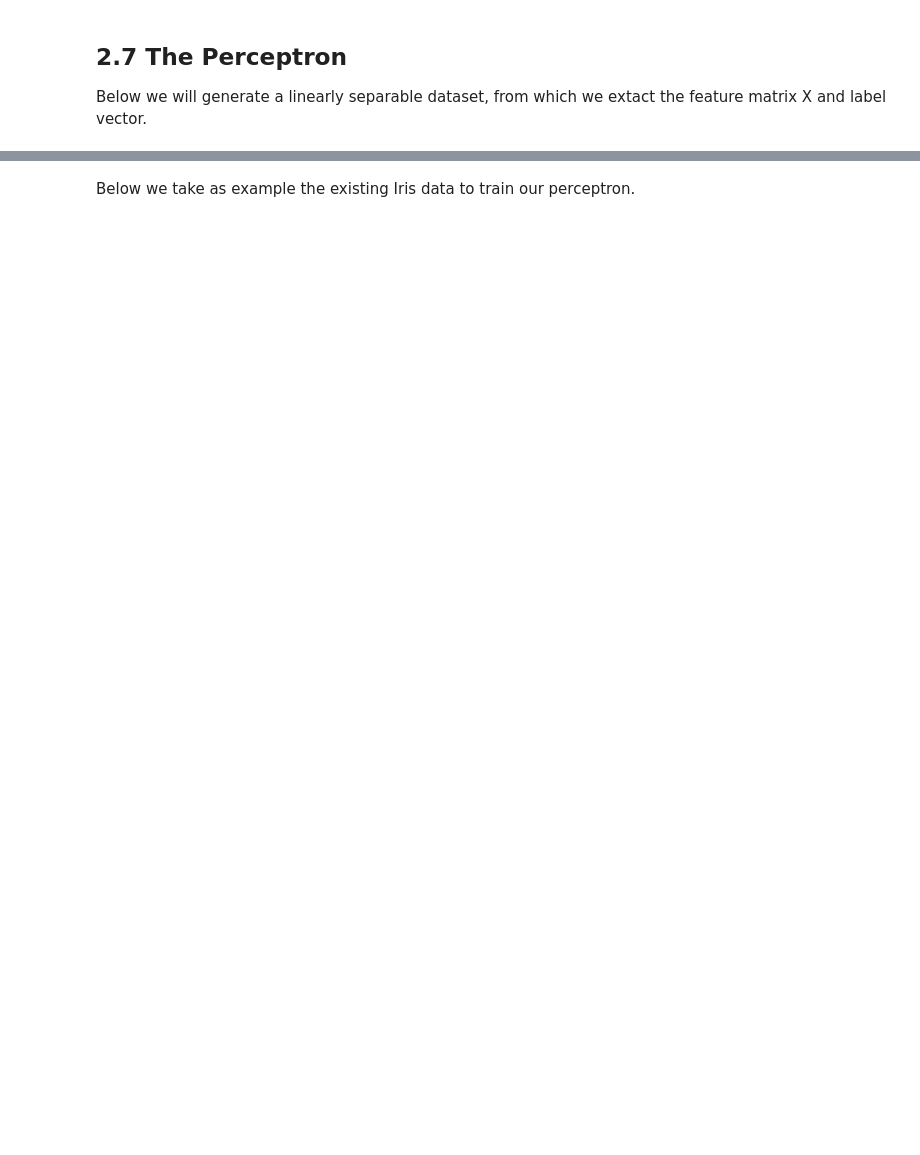
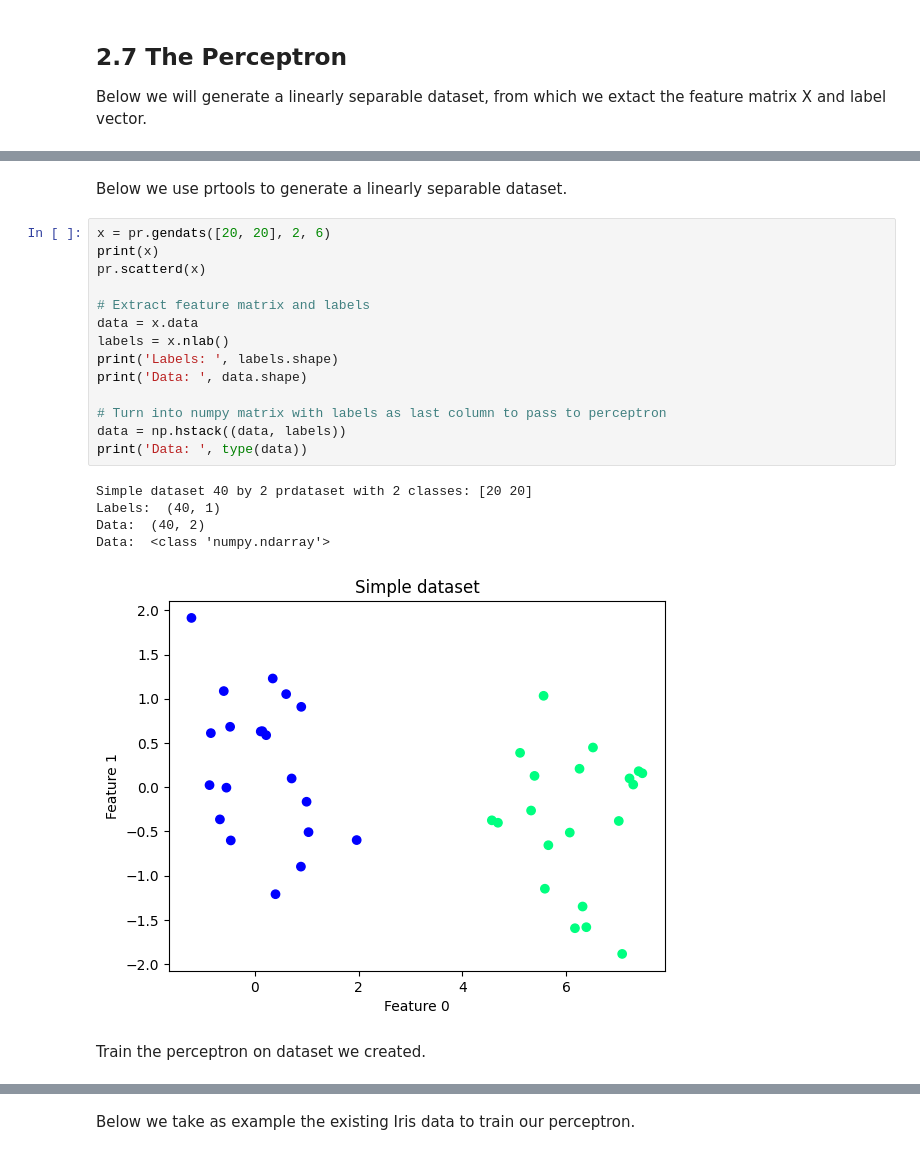
Before and after one commit to nadinekuo/MachineLearning1-Labs, a Jupyter notebook: 2-Linear-Classifiers/linear-classifiers.ipynb, the cells around one changed output, grey strips where cells are left out. Drawn from its saved outputs; the diff is of its cells as text; blank space fills up the shorter version.

```diff
--- a/2-Linear-Classifiers/linear-classifiers.ipynb
+++ b/2-Linear-Classifiers/linear-classifiers.ipynb
@@ -114 +111,25 @@ def perceptron(data, num_iter):
     return (w, misclassified_)
+# %% [markdown]
+Below we use prtools to generate a linearly separable dataset.
+# %%
+x = pr.gendats([20, 20], 2, 6)
+print(x)
+pr.scatterd(x)
+
+# Extract feature matrix and labels
+data = x.data
+labels = x.nlab()
+print('Labels: ', labels.shape)
+print('Data: ', data.shape)
+
+# Turn into numpy matrix with labels as last column to pass to perceptron
+data = np.hstack((data, labels))
+print('Data: ', type(data))
+# %% [output]
+Simple dataset 40 by 2 prdataset with 2 classes: [20 20]
+Labels:  (40, 1)
+Data:  (40, 2)
+Data:  <class 'numpy.ndarray'>
+[figure, added]
+# %% [markdown]
+Train the perceptron on dataset we created.
```
Also changed, not shown: parts of 10 cells of this notebook.
